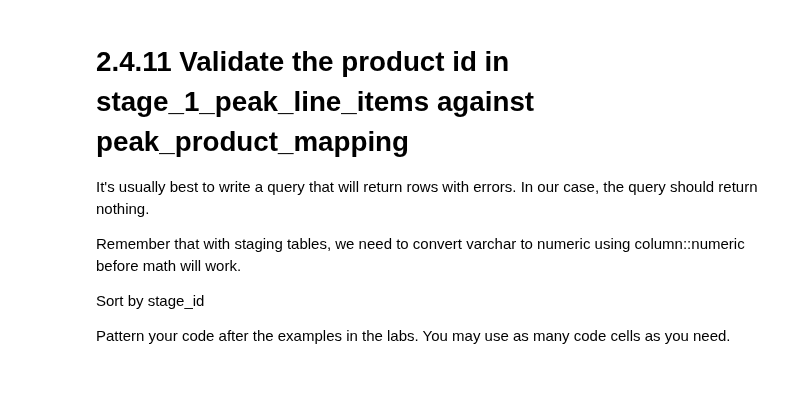
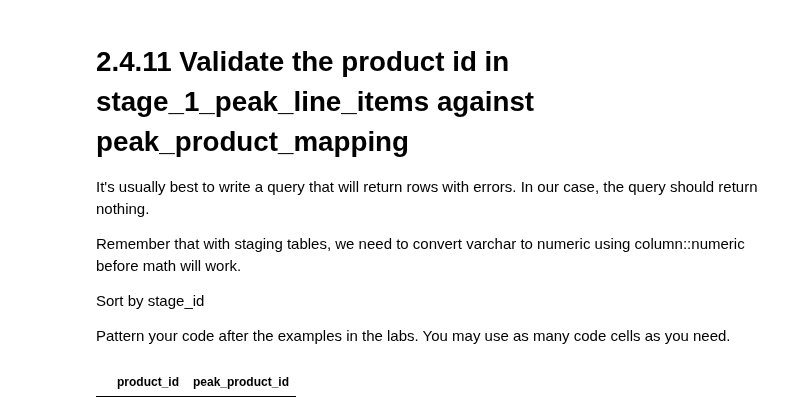
Before and after one commit to jvgalvin/Portfolio, a Jupyter notebook: project_2_4.ipynb, the cells around one changed output. Saved outputs shown, nothing was run; the diff lists cells and outputs as text; code cells hidden in the pictures; blank space fills up the shorter version.

```diff
--- a/project_2_4.ipynb
+++ b/project_2_4.ipynb
@@ -438,3 +453,25 @@ Remember that with staging tables, we need to convert varchar to numeric using c
 Sort by stage_id
 
 Pattern your code after the examples in the labs.  You may use as many code cells as you need.
+# %%
+# Validate that store is same for all in stage_1_peak_stores
+
+rollback_before_flag = True
+rollback_after_flag = True
+
+query = """
+
+select l.product_id,
+        m.peak_product_id
+from stage_1_peak_line_items as l
+    join peak_product_mapping as m
+        on l.product_id::numeric = m.peak_product_id::numeric
+where l.product_id::numeric <> m.peak_product_id
+group by l.product_id, m.peak_product_id, l.stage_id
+order by stage_id;
+
+"""
+
+my_select_query_pandas(query, rollback_before_flag, rollback_after_flag)
+# %% [output]
+|  | product_id | peak_product_id |
```
Also changed, not shown: parts of 6 cells of this notebook.
